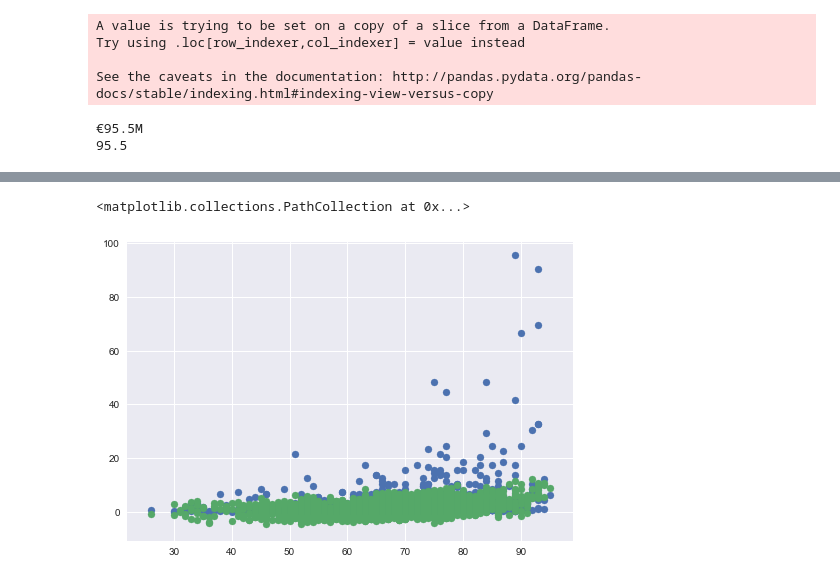
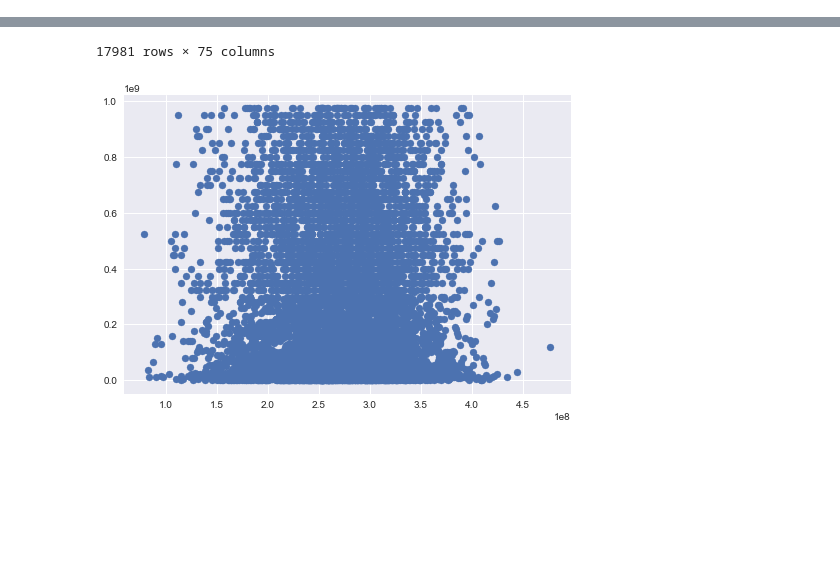
Before and after one commit to Joaogca/ProjetoFinal-CD, a Jupyter notebook: Check-1.ipynb, the cells around one changed output, grey strips where cells are left out. Cells and saved outputs as stored; diff of their text form; code cells hidden in the pictures; blank space fills up the shorter version.

```diff
--- a/Check-1.ipynb
+++ b/Check-1.ipynb
@@ -20,16 +11,16 @@ df=pd.read_csv('Database\CompleteDataset.csv')
 # %%
 def arrumapreco(valor):  #função que retira todos os sinais(emocotions continuam)
     if "M" in valor:
-        valor=valor.replace("M","00000")
+        valor=valor.replace("M","000000")
         valor=valor.replace("€","")
         valor=valor.replace(".","")
 
     else:
-        valor=valor.replace("K","000")
+        valor=valor.replace("K","000000")
         valor=valor.replace("€","")
         valor=valor.replace(".","")
 
-    return int(valor)/1000000
+    return int(valor)
 
 def arrumaatt(att):
     if type(att) !=int:
@@ -38,42 +29,21 @@ def arrumaatt(att):
         elif "-" in att:
             att=att[:att.find("-")]
     return att
-def followers(user):
-    url = 'https://www.twitter.com/'+user
-    r = requests.get(url)
-    soup = BeautifulSoup(r.content,"lxml")
 
-    f = soup.find('li', class_="ProfileNav-item--followers")
-    title = f.find('a')['title']
 
-    num_followers = int(title.split(' ')[0].replace('.',''))
-    print (num_followers)
-    return num_followers
+features = ['Potential', 'Acceleration',"Special"]
+
+
+y=df["Value"].apply(arrumapreco)
+
+for i in features:
+    df[i]=df[i].apply(arrumaatt)
+
+
+X = df[features]
-# %%
-features=["Acceleration","Agility","Ball control","Dribbling","Long shots","Marking","Reactions","Short passing","Shot power","Sliding tackle","Stamina","Strength","Volleys"]
-
-df=df.rename(columns = {'Preferred Positions':'Positions'})
-dfataq=df[(df.Positions == 'ST LW ') | (df.Positions == 'RW ') | (df.Positions == 'LW ') | (df.Positions == 'ST ')| (df.Positions == 'CF ')| (df.Positions == 'ST RW ')| (df.Positions == 'CAM ')]
-
-
-for i in features:
-    dfataq[i]=dfataq[i].apply(arrumaatt)
-# %% [output]
-A value is trying to be set on a copy of a slice from a DataFrame.
-Try using .loc[row_indexer,col_indexer] = value instead
-
-See the caveats in the documentation: http://pandas.pydata.org/pandas-docs/stable/indexing.html#indexing-view-versus-copy
 # %%
-X = dfataq[features]
-
-y=dfataq["Value"].apply(arrumapreco)
-print(dfataq.Value[0])
-print(y[0])
-
-X_train, X_test, y_train, y_test = train_test_split(X, y, test_size=0.1, random_state=42)
+from sklearn.model_selection import train_test_split
+X_train, X_test, y_train, y_test = train_test_split(X, y, test_size=0.5, random_state=42)
-# %% [output]
-€95.5M
-95.5
 # %%
 regr = linear_model.LinearRegression()# cria o modelo
 
@@ -82,6 +52,8 @@ regr.fit(X_train, y_train) # treina o modelo
 xfit = X_train
 yfit = regr.predict(X_train)
 
-plt.scatter(X_train["Acceleration"],y_train)
-plt.scatter(X_train["Acceleration"], yfit)
+#plt.scatter(X_train["Acceleration"],y_train)
+plt.scatter(yfit[:8000], y_test[:8000])
+
+df
 # %% [output]
@@ -88,3 +77,3 @@ plt.scatter(X_train["Acceleration"], yfit)
-<matplotlib.collections.PathCollection at 0x...>
+17981 rows × 75 columns
-[figure, old version]
+[figure, new version]
 # %%
```
Also changed, not shown: parts of 11 cells of this notebook.
